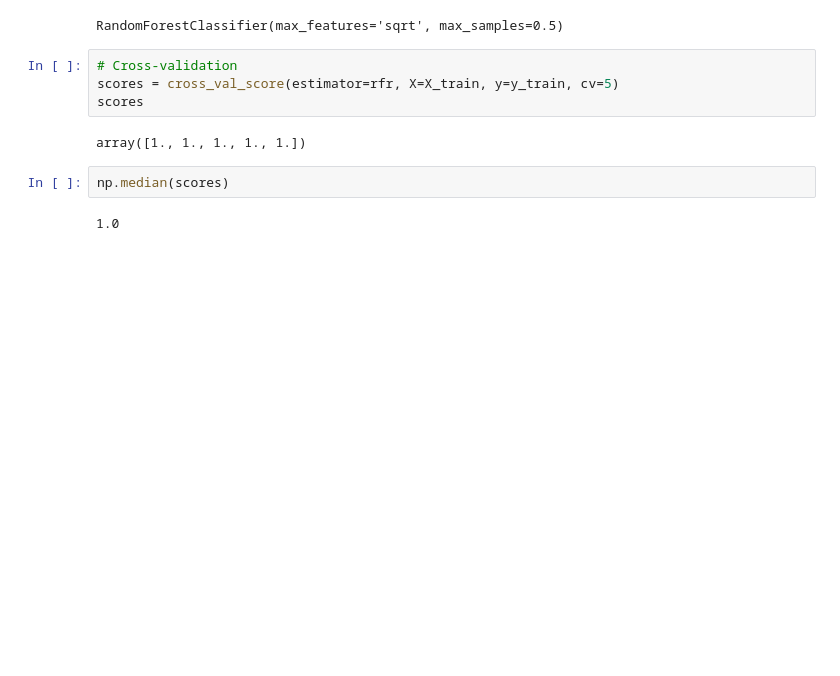
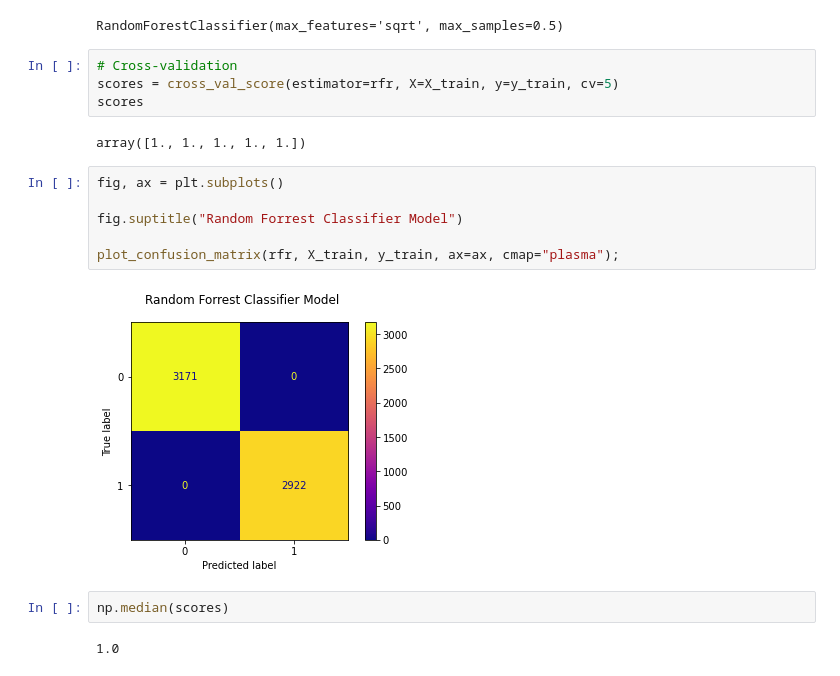
Before and after one commit to markrubin85/Mushroom_Class, a Jupyter notebook: Mushroom_Classification_Workflow.ipynb, the cells around one changed output. Drawn from its saved outputs; the diff is of its cells as text; blank space fills up the shorter version.

```diff
--- a/Mushroom_Classification_Workflow.ipynb
+++ b/Mushroom_Classification_Workflow.ipynb
@@ -1701,6 +1716,14 @@ scores = cross_val_score(estimator=rfr, X=X_train, y=y_train, cv=5)
 scores
 # %% [output]
 array([1., 1., 1., 1., 1.])
+# %%
+fig, ax = plt.subplots()
+
+fig.suptitle("Random Forrest Classifier Model")
+
+plot_confusion_matrix(rfr, X_train, y_train, ax=ax, cmap="plasma");
+# %% [output]
+[figure, added]
 # %%
 np.median(scores)
 # %% [output]
```
Also changed, not shown: parts of 68 cells of this notebook, 1 other file.
